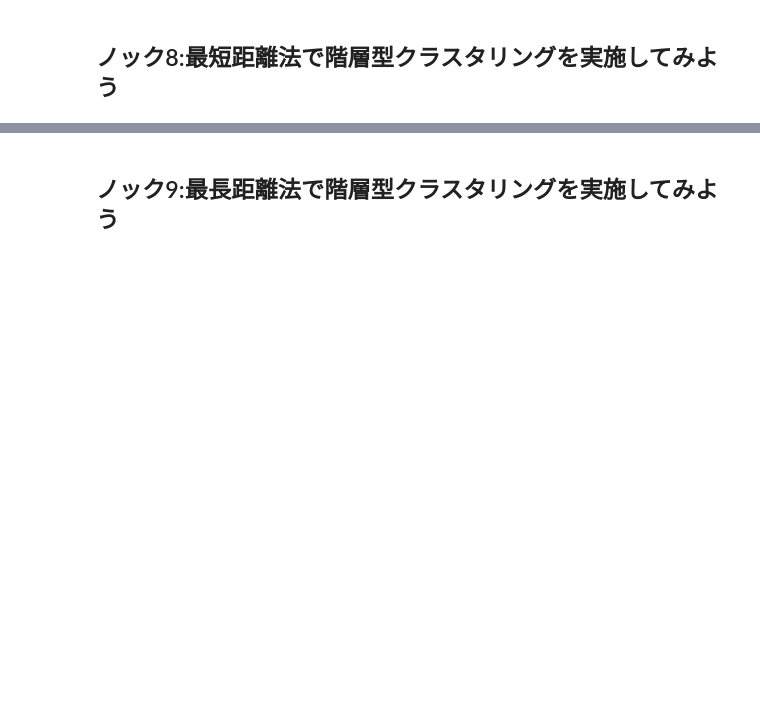
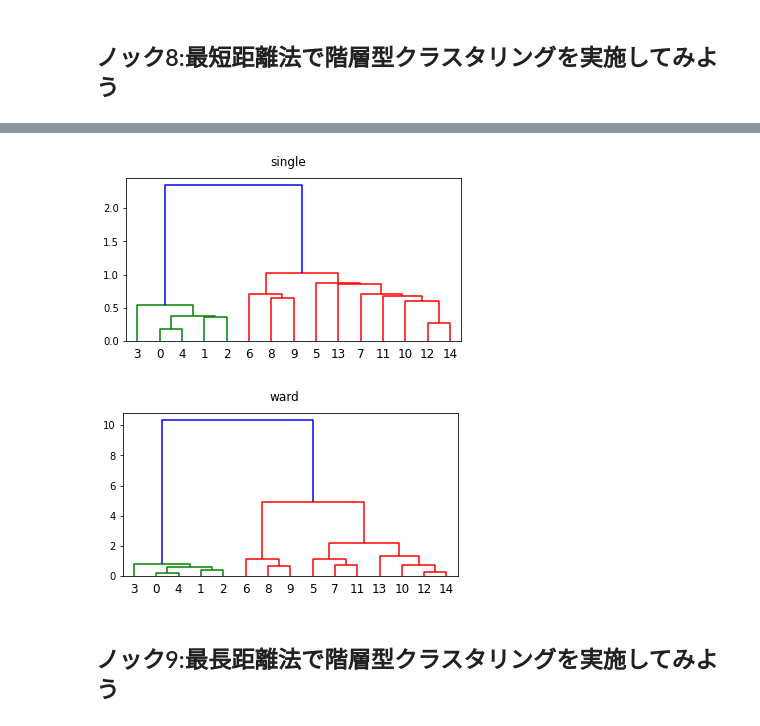
Before and after one commit to ETPython/100-knock-AI-model-buildin, a Jupyter notebook: 100knock-AImodel/chapter-1/1章.ipynb, the cells around one changed output, grey strips where cells are left out. Saved outputs shown, nothing was run; the diff lists cells and outputs as text; code cells hidden in the pictures; blank space fills up the shorter version.

```diff
--- a/100knock-AImodel/chapter-1/1章.ipynb
+++ b/100knock-AImodel/chapter-1/1章.ipynb
@@ -346,2 +440,17 @@ plt.yticks(yticks,cluster_labels + 1)
+# %%
+Z = linkage(X, method="single", metric="euclidean")
+fig2, ax2 = plt.subplots(figsize=(6,3))
+ax2 = dendrogram(Z)
+fig2.suptitle("single")
+fig2.show()
+
+Z = linkage(X, method="ward", metric="euclidean")
+fig2, ax2 = plt.subplots(figsize=(6,3))
+ax2 = dendrogram(Z)
+fig2.suptitle("ward")
+fig2.show()
+# %% [output]
+[figure, added]
+[figure, added]
 # %% [markdown]
 ## ノック9:最長距離法で階層型クラスタリングを実施してみよう
```
Also changed, not shown: parts of 10 cells of this notebook, 3 other files.
